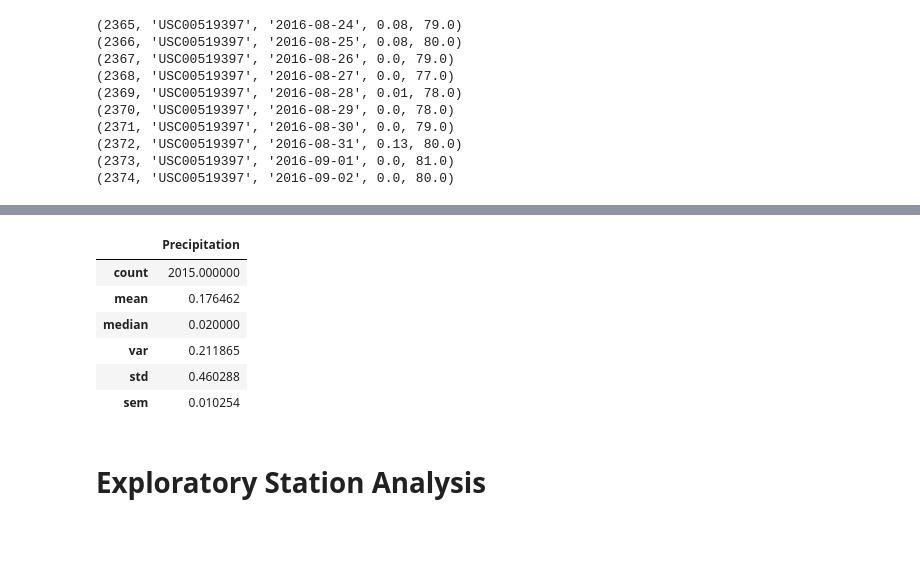
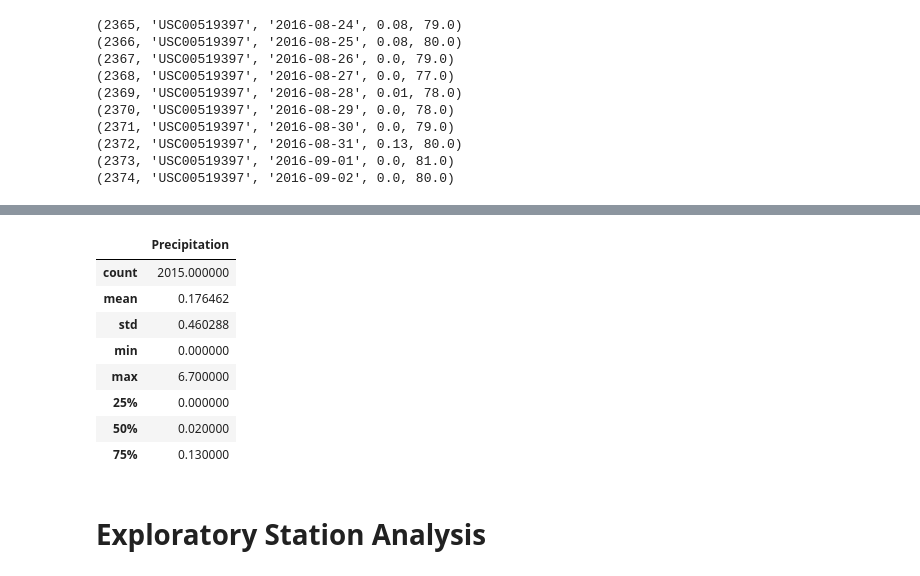
Before and after one commit to aimeevu/sqlalchemy-challenge, a Jupyter notebook: climate.ipynb, the cells around one changed output, grey strips where cells are left out. Saved outputs shown, nothing was run; the diff lists cells and outputs as text; code cells hidden in the pictures; blank space fills up the shorter version.

```diff
--- a/climate.ipynb
+++ b/climate.ipynb
@@ -93,6 +96,7 @@ sqlDF = sqlDF.set_index('date')
 
 # Sort the dataframe by date
 sqlDF = sqlDF.sort_values(by='date')
+sqlDF = sqlDF.dropna()
 sqlDF
 # %% [output]
 |  | prcp |
@@ -119,16 +123,21 @@ plt.show()
 # %%
 # Use Pandas to calcualte the summary statistics for the precipitation data
-summary = sqlDF.agg(['count','mean', 'median', 'var', 'std', 'sem'])
+summary = sqlDF.agg(['count','mean', 'std', 'min','max'])
 summary = summary.rename(columns={'prcp':'Precipitation'})
+summary.loc['25%'] = [np.percentile(sqlDF['prcp'].tolist(),25)]
+summary.loc['50%'] = [np.percentile(sqlDF['prcp'].tolist(),50)]
+summary.loc['75%'] = [np.percentile(sqlDF['prcp'].tolist(),75)]
 summary
 # %% [output]
 |  | Precipitation |
 | count | 2015.000000 |
 | mean | 0.176462 |
-| median | 0.020000 |
-| var | 0.211865 |
 | std | 0.460288 |
-| sem | 0.010254 |
+| min | 0.000000 |
+| max | 6.700000 |
+| 25% | 0.000000 |
+| 50% | 0.020000 |
+| 75% | 0.130000 |
 # %% [markdown]
 # Exploratory Station Analysis
 # %%
```
Also changed, not shown: parts of 11 cells of this notebook.
